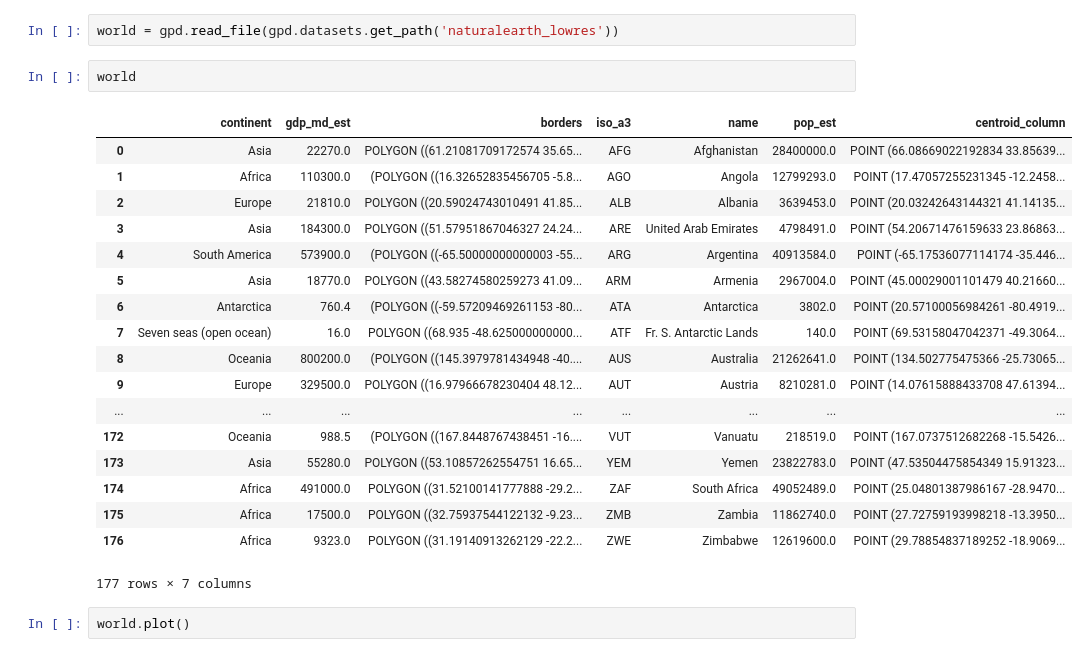
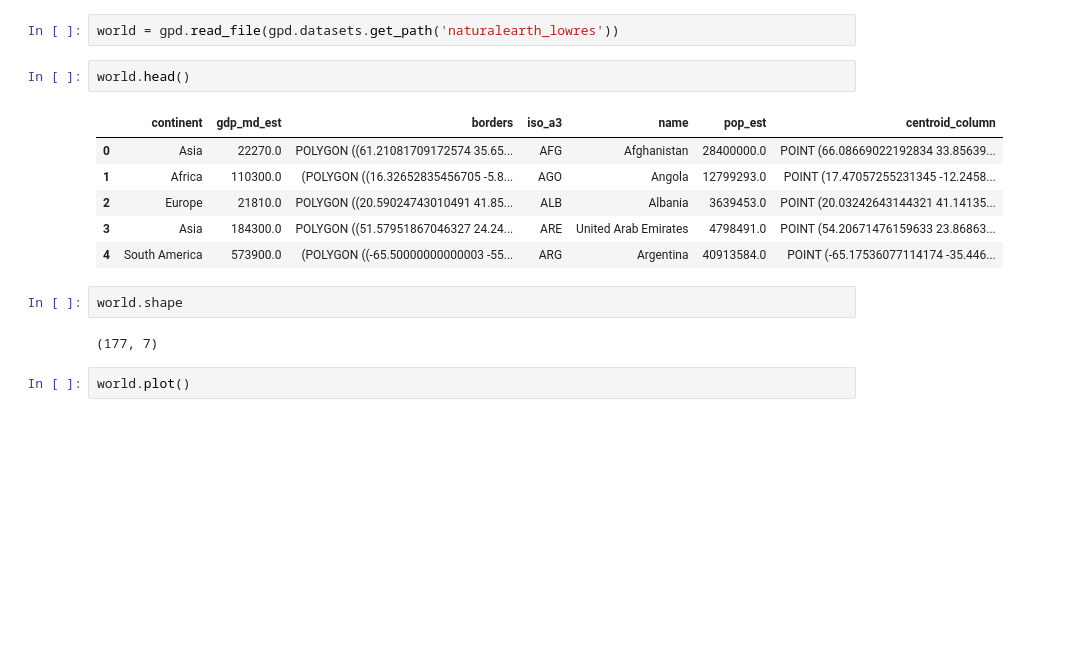
Before and after one commit to fjcamillo/Learn-GeoPandas, a Jupyter notebook: project_files/GeoPandas.ipynb, the cells around one changed output. Drawn from its saved outputs; the diff is of its cells as text; blank space fills up the shorter version.

```diff
--- a/project_files/GeoPandas.ipynb
+++ b/project_files/GeoPandas.ipynb
@@ -9,26 +9,18 @@ import matplotlib.pyplot as plt
 # %%
 world = gpd.read_file(gpd.datasets.get_path('naturalearth_lowres'))
 # %%
-world
+world.head()
 # %% [output]
 |  | continent | gdp_md_est | borders | iso_a3 | name | pop_est | centroid_column |
 | 0 | Asia | 22270.0 | POLYGON ((61.21081709172574 35.65... | AFG | Afghanistan | 28400000.0 | POINT (66.08669022192834 33.85639... |
 | 1 | Africa | 110300.0 | (POLYGON ((16.32652835456705 -5.8... | AGO | Angola | 12799293.0 | POINT (17.47057255231345 -12.2458... |
 | 2 | Europe | 21810.0 | POLYGON ((20.59024743010491 41.85... | ALB | Albania | 3639453.0 | POINT (20.03242643144321 41.14135... |
 | 3 | Asia | 184300.0 | POLYGON ((51.57951867046327 24.24... | ARE | United Arab Emirates | 4798491.0 | POINT (54.20671476159633 23.86863... |
 | 4 | South America | 573900.0 | (POLYGON ((-65.50000000000003 -55... | ARG | Argentina | 40913584.0 | POINT (-65.17536077114174 -35.446... |
-| 5 | Asia | 18770.0 | POLYGON ((43.58274580259273 41.09... | ARM | Armenia | 2967004.0 | POINT (45.00029001101479 40.21660... |
-| 6 | Antarctica | 760.4 | (POLYGON ((-59.57209469261153 -80... | ATA | Antarctica | 3802.0 | POINT (20.57100056984261 -80.4919... |
-| 7 | Seven seas (open ocean) | 16.0 | POLYGON ((68.935 -48.625000000000... | ATF | Fr. S. Antarctic Lands | 140.0 | POINT (69.53158047042371 -49.3064... |
-| 8 | Oceania | 800200.0 | (POLYGON ((145.3979781434948 -40.... | AUS | Australia | 21262641.0 | POINT (134.502775475366 -25.73065... |
-| 9 | Europe | 329500.0 | POLYGON ((16.97966678230404 48.12... | AUT | Austria | 8210281.0 | POINT (14.07615888433708 47.61394... |
-| ... | ... | ... | ... | ... | ... | ... | ... |
-| 172 | Oceania | 988.5 | (POLYGON ((167.8448767438451 -16.... | VUT | Vanuatu | 218519.0 | POINT (167.0737512682268 -15.5426... |
-| 173 | Asia | 55280.0 | POLYGON ((53.10857262554751 16.65... | YEM | Yemen | 23822783.0 | POINT (47.53504475854349 15.91323... |
-| 174 | Africa | 491000.0 | POLYGON ((31.52100141777888 -29.2... | ZAF | South Africa | 49052489.0 | POINT (25.04801387986167 -28.9470... |
-| 175 | Africa | 17500.0 | POLYGON ((32.75937544122132 -9.23... | ZMB | Zambia | 11862740.0 | POINT (27.72759193998218 -13.3950... |
-| 176 | Africa | 9323.0 | POLYGON ((31.19140913262129 -22.2... | ZWE | Zimbabwe | 12619600.0 | POINT (29.78854837189252 -18.9069... |
-177 rows × 7 columns
+# %%
+world.shape
+# %% [output]
+(177, 7)
 # %%
 world.plot()
 # %% [output]
```
Also changed, not shown: parts of 6 cells of this notebook.
